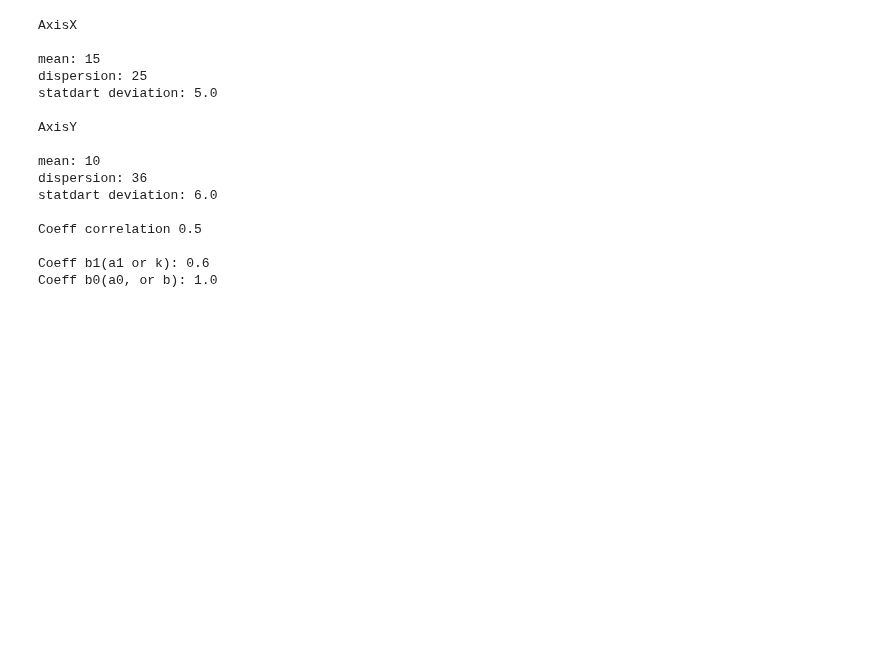
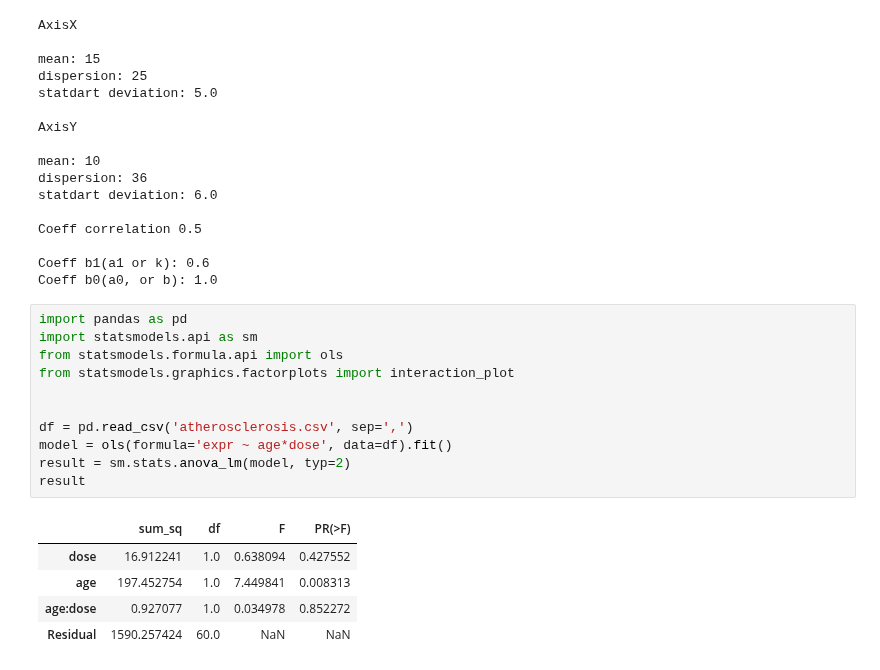
Before and after one commit to Stynic/train_ml_math, a Jupyter notebook: statistic/module_3/lessons_by_week3_by_stepic.ipynb, the cells around one changed output. Saved outputs shown, nothing was run; the diff lists cells and outputs as text; blank space fills up the shorter version.

```diff
--- a/statistic/module_3/lessons_by_week3_by_stepic.ipynb
+++ b/statistic/module_3/lessons_by_week3_by_stepic.ipynb
@@ -38,3 +38,20 @@ Coeff correlation 0.5
 
 Coeff b1(a1 or k): 0.6
 Coeff b0(a0, or b): 1.0
+# %%
+import pandas as pd
+import statsmodels.api as sm
+from statsmodels.formula.api import ols
+from statsmodels.graphics.factorplots import interaction_plot
+
+
+df = pd.read_csv('atherosclerosis.csv', sep=',')
+model = ols(formula='expr ~ age*dose', data=df).fit()
+result = sm.stats.anova_lm(model, typ=2)
+result
+# %% [output]
+|  | sum_sq | df | F | PR(>F) |
+| dose | 16.912241 | 1.0 | 0.638094 | 0.427552 |
+| age | 197.452754 | 1.0 | 7.449841 | 0.008313 |
+| age:dose | 0.927077 | 1.0 | 0.034978 | 0.852272 |
+| Residual | 1590.257424 | 60.0 | NaN | NaN |
```
Also changed, not shown: parts of 2 cells of this notebook, 2 other files.
